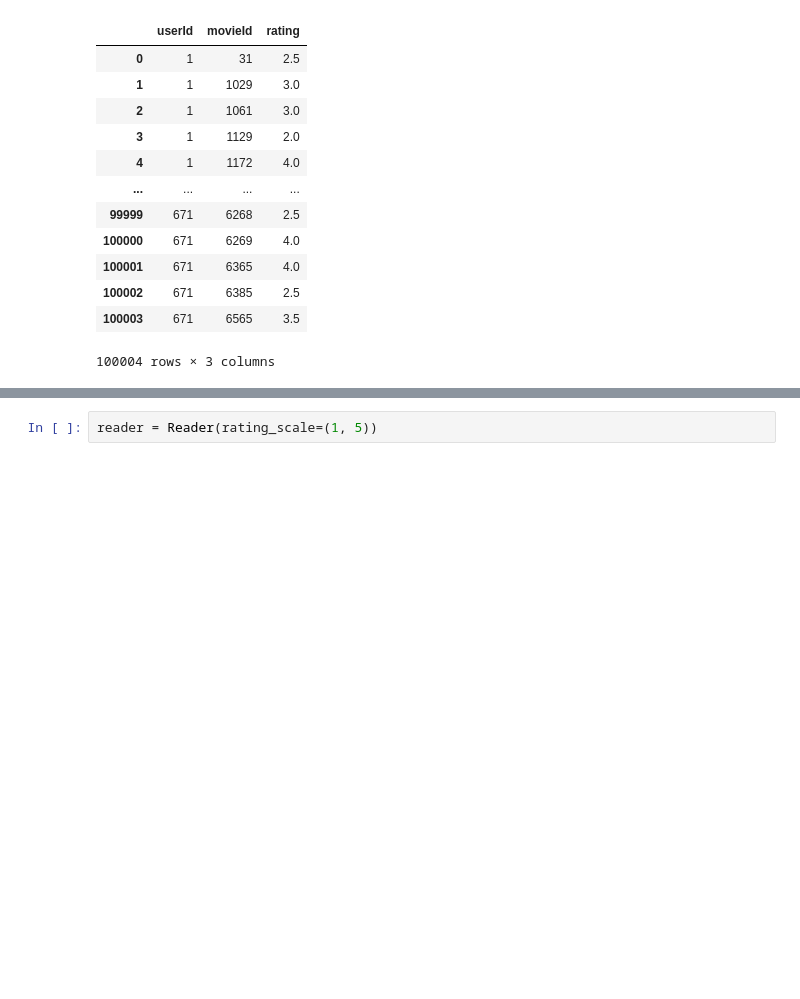
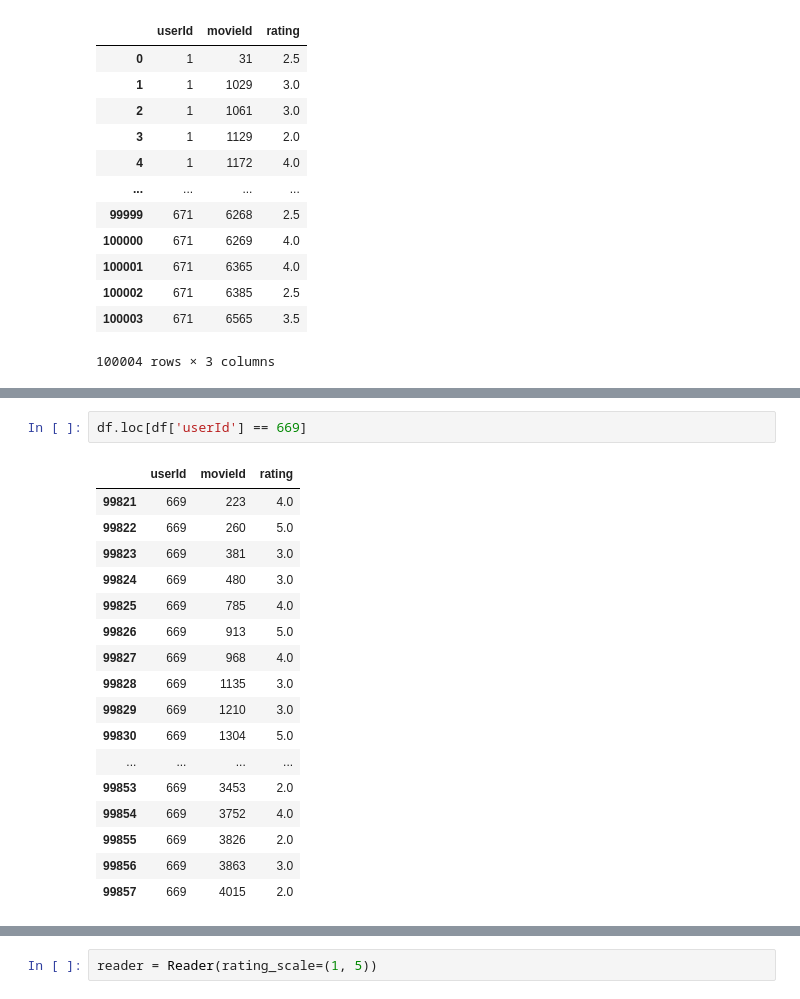
Before and after one commit to marreche/deep_film, a Jupyter notebook: model/svd.ipynb, the cells around one changed output, grey strips where cells are left out. Drawn from its saved outputs; the diff is of its cells as text; blank space fills up the shorter version.

```diff
--- a/model/svd.ipynb
+++ b/model/svd.ipynb
@@ -320,0 +425,20 @@ ratings
+# %%
+df.loc[df['userId'] == 669]
+# %% [output]
+|  | userId | movieId | rating |
+| 99821 | 669 | 223 | 4.0 |
+| 99822 | 669 | 260 | 5.0 |
+| 99823 | 669 | 381 | 3.0 |
+| 99824 | 669 | 480 | 3.0 |
+| 99825 | 669 | 785 | 4.0 |
+| 99826 | 669 | 913 | 5.0 |
+| 99827 | 669 | 968 | 4.0 |
+| 99828 | 669 | 1135 | 3.0 |
+| 99829 | 669 | 1210 | 3.0 |
+| 99830 | 669 | 1304 | 5.0 |
+| ... | ... | ... | ... |
+| 99853 | 669 | 3453 | 2.0 |
+| 99854 | 669 | 3752 | 4.0 |
+| 99855 | 669 | 3826 | 2.0 |
+| 99856 | 669 | 3863 | 3.0 |
+| 99857 | 669 | 4015 | 2.0 |
```
Also changed, not shown: parts of 26 cells of this notebook, 5 other files.
